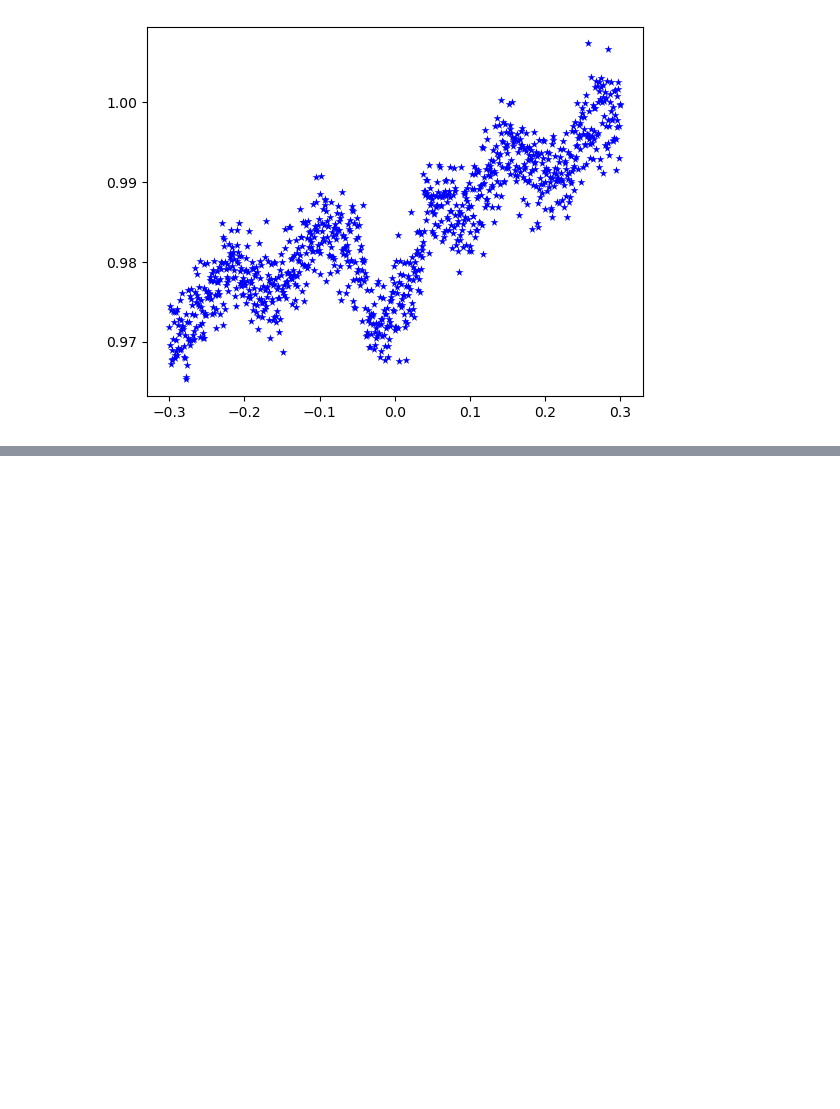
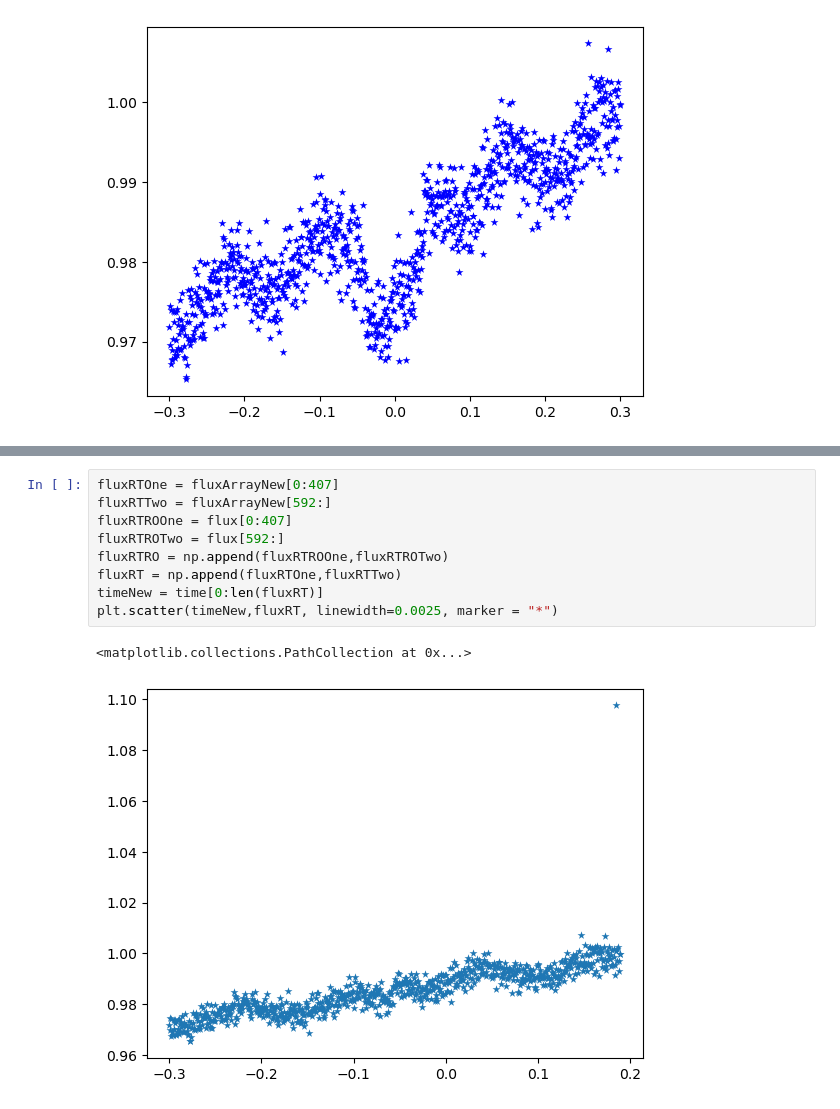
Before and after one commit to Starllation/ASTR-19-Group-Project, a Jupyter notebook: Group Project.ipynb, the cells around one changed output, grey strips where cells are left out. Cells and saved outputs as stored; diff of their text form; blank space fills up the shorter version.

```diff
--- a/Group Project.ipynb
+++ b/Group Project.ipynb
@@ -34,0 +88,12 @@ plt.scatter(plcData["time [days]"],plcData["flux"],c='b',marker='*',linewidth=0.
+# %%
+fluxRTOne = fluxArrayNew[0:407]
+fluxRTTwo = fluxArrayNew[592:]
+fluxRTROOne = flux[0:407]
+fluxRTROTwo = flux[592:]
+fluxRTRO = np.append(fluxRTROOne,fluxRTROTwo)
+fluxRT = np.append(fluxRTOne,fluxRTTwo)
+timeNew = time[0:len(fluxRT)]
+plt.scatter(timeNew,fluxRT, linewidth=0.0025, marker = "*")
+# %% [output]
+<matplotlib.collections.PathCollection at 0x...>
+[figure, added]
```
Also changed, not shown: parts of 11 cells of this notebook.
